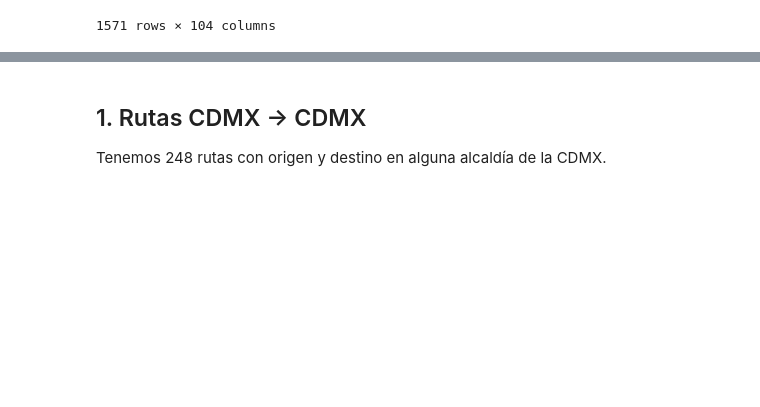
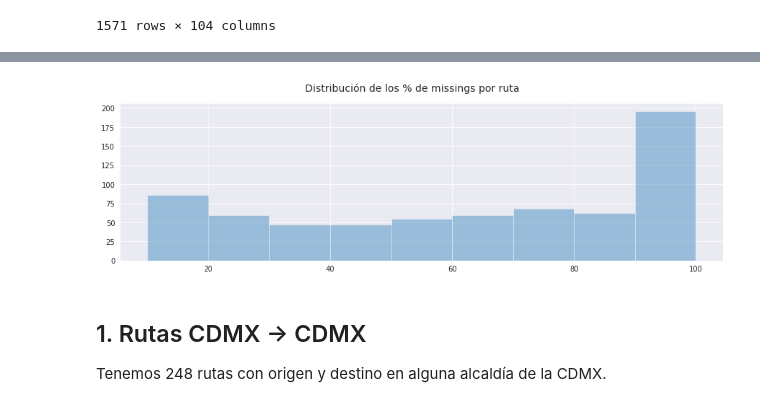
Before and after one commit to sociedat/movicovid, a Jupyter notebook: Codigo/EDA_iter1.ipynb, the cells around one changed output, grey strips where cells are left out. Saved outputs shown, nothing was run; the diff lists cells and outputs as text; code cells hidden in the pictures; blank space fills up the shorter version.

```diff
--- a/Codigo/EDA_iter1.ipynb
+++ b/Codigo/EDA_iter1.ipynb
@@ -566,3 +610,7 @@ df_cambio
 | Álvaro Obregón - Xochimilco | -5.291734 | -3.490339 | -2.161605 | 19.410515 | ... |
 | Álvaro Obregón - Álvaro Obregón | -0.819693 | -0.494139 | -1.215770 | -0.682700 | ... |
 1571 rows × 104 columns
+# %%
+# Porcentaje de NaN por ruta
+df_nan = (df_cambio.isnull().sum(axis=1)/102)*100
+df_nan[df_nan.values>50]
@@ -569,3 +631,10 @@ df_cambio
+# %%
+fig, ax = plt.subplots(figsize=(15, 4))
+ax = sns.distplot(df_nan, bins=[10,20,30,40,50,60,70,80,90,100], kde=False)
+fig.suptitle('Distribución de los % de missings por ruta', fontsize=14)
+plt.show()
+# %% [output]
+[figure, added]
 # %% [markdown]
 ## 1. Rutas CDMX -> CDMX
 
```
Also changed, not shown: parts of 37 cells of this notebook, 1 other file.
